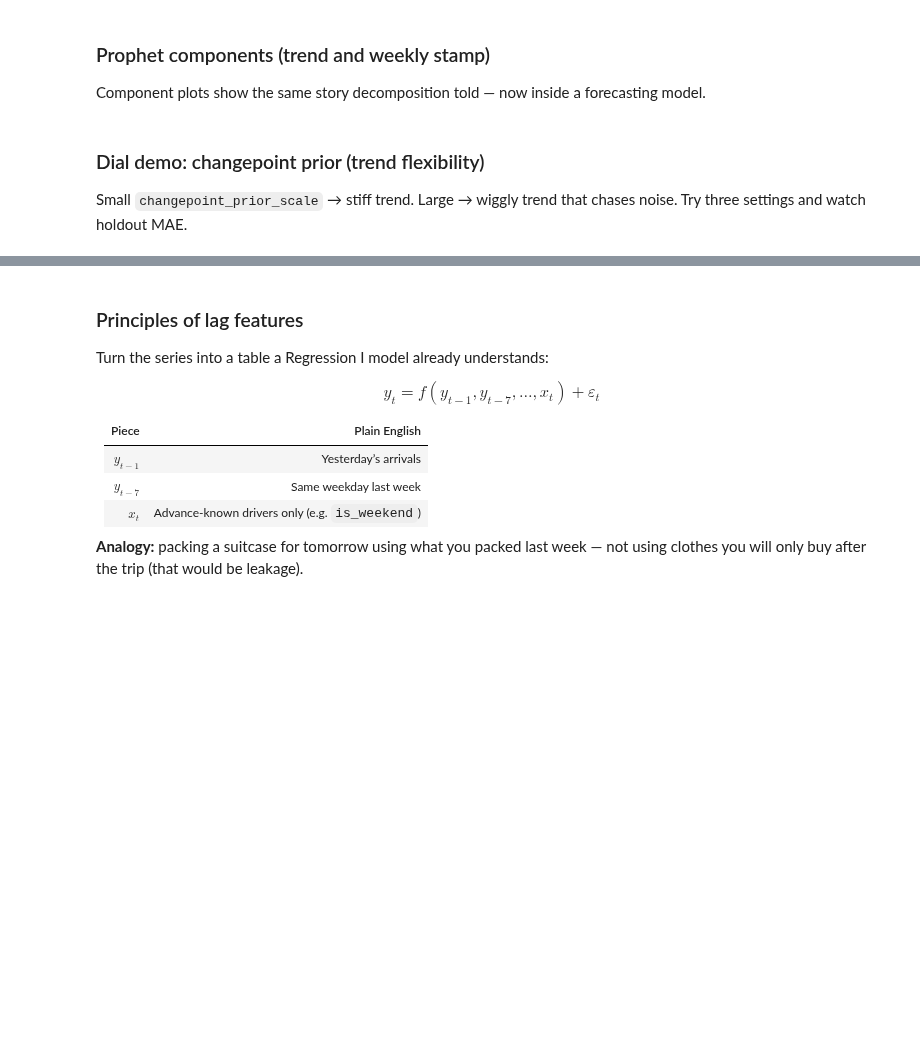
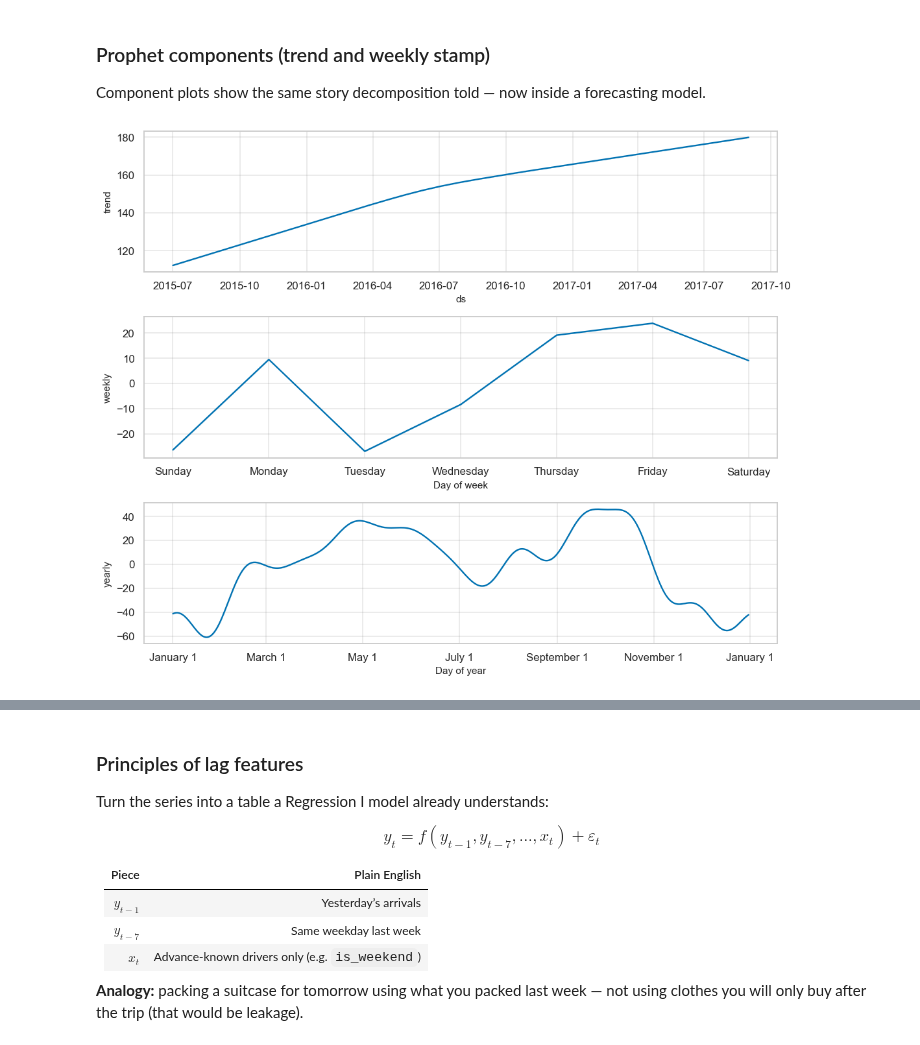
Before and after one commit to leelapis/bda, a Jupyter notebook: 9_Regression_II_bda.ipynb, the cells around one changed output, grey strips where cells are left out. Cells and saved outputs as stored; diff of their text form; code cells hidden in the pictures; blank space fills up the shorter version.

```diff
--- a/9_Regression_II_bda.ipynb
+++ b/9_Regression_II_bda.ipynb
@@ -362,12 +444,8 @@ if Prophet is not None:
 Component plots show the same story decomposition told — now inside a forecasting model.
 # %%
 # --- Prophet component plots (trend + seasonality) ---
-if Prophet is not None:
-    fig2 = m.plot_components(fc)
-    fig2.set_size_inches(10, 8)
-    plt.tight_layout(); plt.show()
+fig2 = m.plot_components(fc)
+fig2.set_size_inches(10, 8)
+plt.tight_layout(); plt.show();
+# %% [output]
+[figure, added]
-# %% [markdown]
-### Dial demo: changepoint prior (trend flexibility)
-
-Small `changepoint_prior_scale` → stiff trend. Large → wiggly trend that chases noise.
-Try three settings and watch holdout MAE.
```
Also changed, not shown: parts of 49 cells of this notebook, 2 other files.
